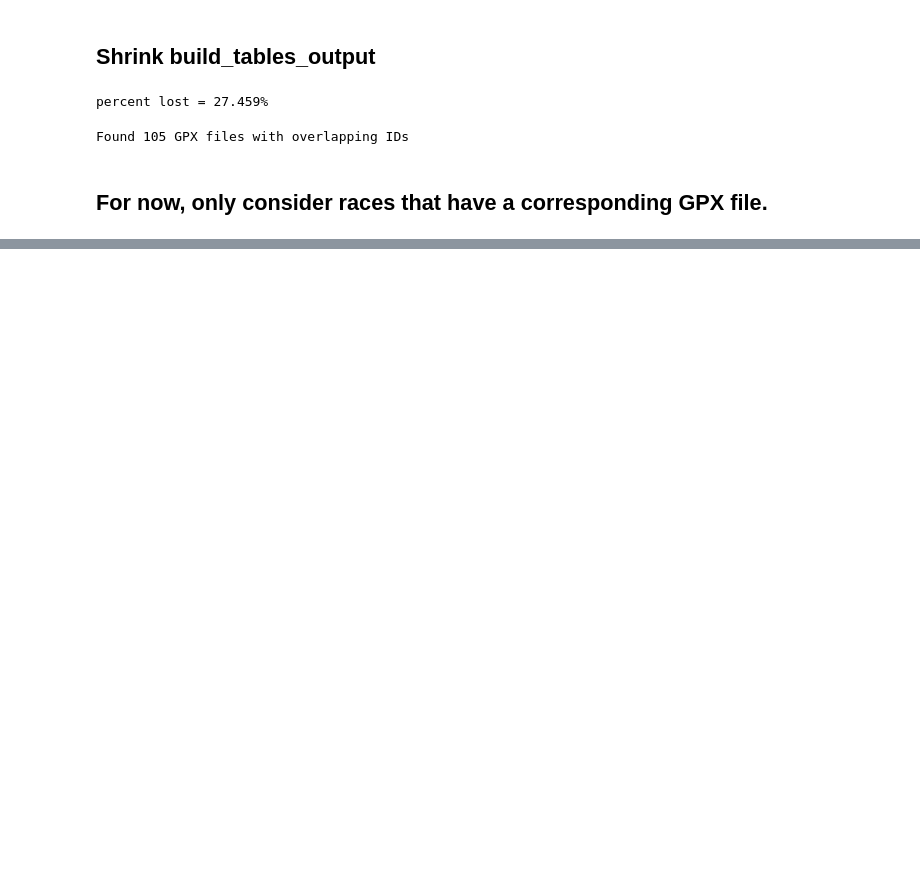
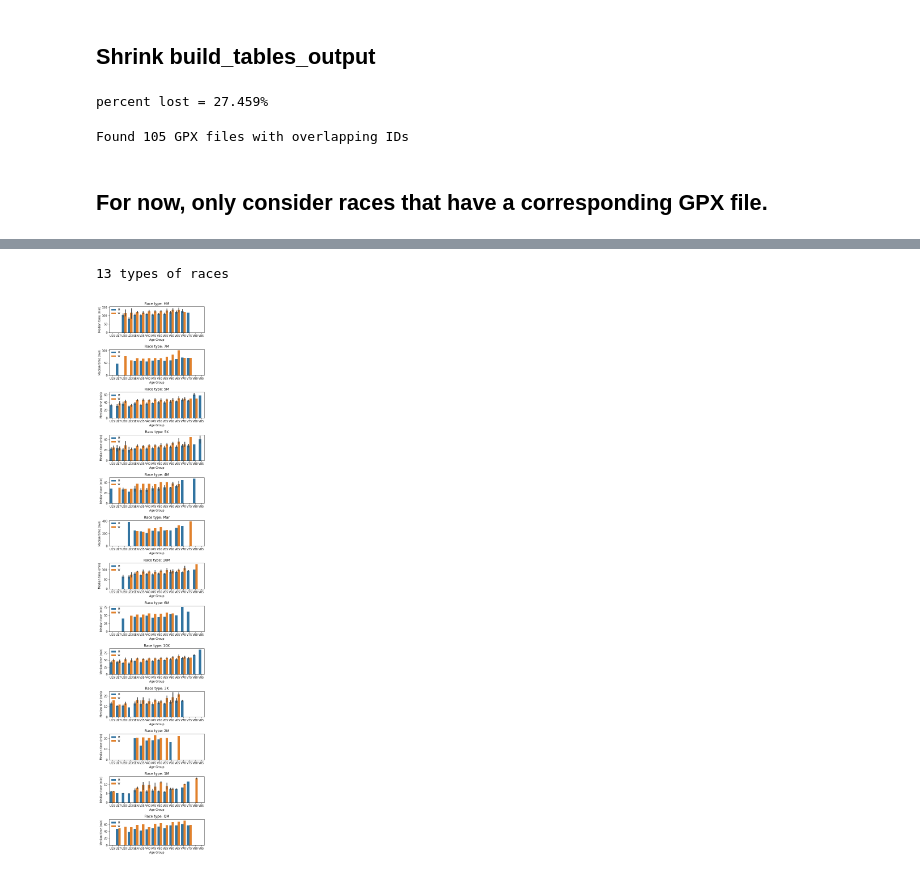
Before and after one commit to freddyox/letsdothis, a Jupyter notebook: clean_build_tables.ipynb, the cells around one changed output, grey strips where cells are left out. Drawn from its saved outputs; the diff is of its cells as text; code cells hidden in the pictures; blank space fills up the shorter version.

```diff
--- a/clean_build_tables.ipynb
+++ b/clean_build_tables.ipynb
@@ -154,0 +158,22 @@ dfnew = dfnew.drop(columns2drop, axis=1)
+# %%
+temp=dfnew.groupby(['meeting_id','race_title','race_dist',
+                   'age_group','sex'],as_index=False)['min_time'].median()
+# %%
+races = list(set(dfnew['race_title'].tolist()))
+print('%d types of races' % len(races))
+# %% [output]
+13 types of races
+# %%
+f, axes = plt.subplots(13, 1, figsize=(6,35))
+plt.subplots_adjust(left=None, bottom=None, right=None,
+                top=None, wspace=None, hspace=0.65)
+for i in range(0,13):
+    sns.barplot(data=temp[temp.race_title == races[i]],
+                x='age_group',y='min_time', hue='sex',
+                order=xorder, hue_order=['M','W'], ax=axes[i])
+    axes[i].set_xlabel('Age Group')
+    axes[i].set_ylabel('Median time (min)')
+    axes[i].legend(frameon=False, loc='upper left', prop={'size':8})
+    axes[i].set_title('Race type: %s' % str(races[i]))
+# %% [output]
+[figure, added]
```
Also changed, not shown: parts of 38 cells of this notebook, 11 other files.
